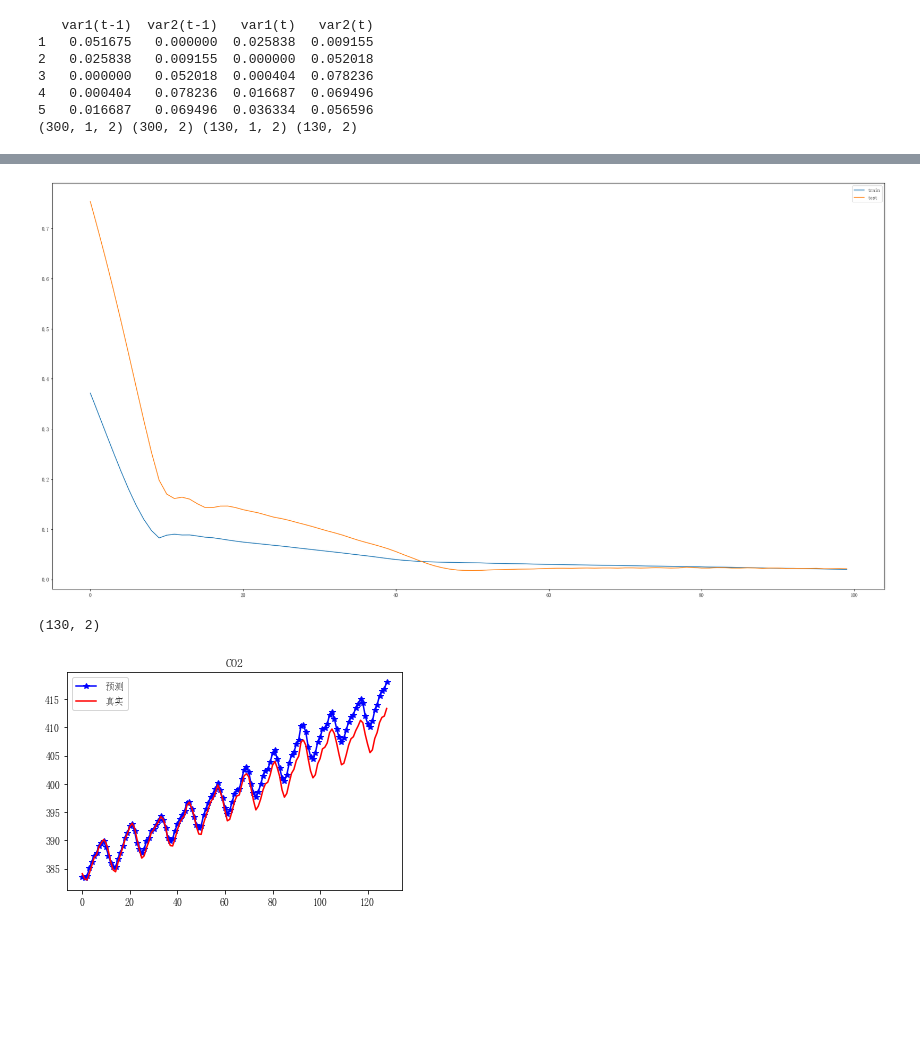
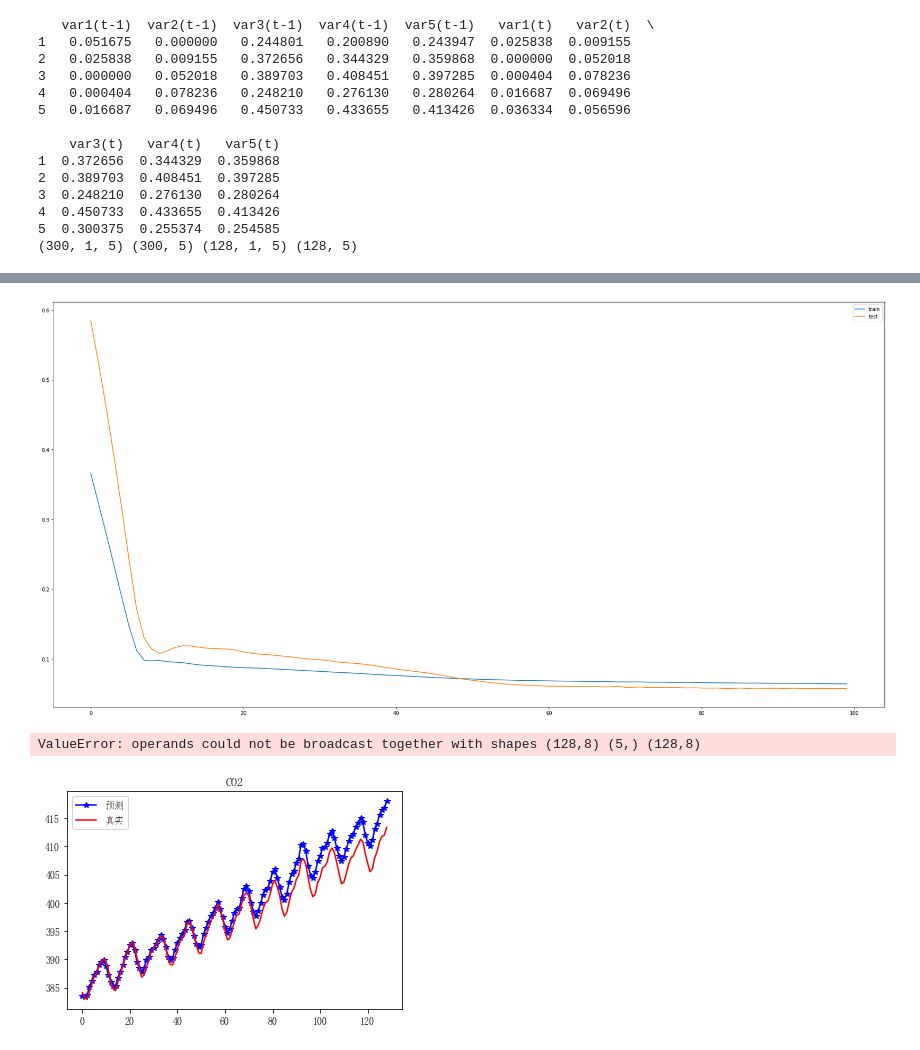
Before and after one commit to WPKENAN/shumo, a Jupyter notebook: pro2/未命名.ipynb, the cells around one changed output, grey strips where cells are left out. Cells and saved outputs as stored; diff of their text form; code cells hidden in the pictures; blank space fills up the shorter version.

```diff
--- a/pro2/未命名.ipynb
+++ b/pro2/未命名.ipynb
@@ -130,7 +136,7 @@ def series_to_supervised(data, n_in=1, n_out=1,y_columns=[0],dropnan=True):
 
 # 加载数据集
 dataset = read_csv('data.csv', header=0)
-values = dataset.values[:,[1,2]]
+values = dataset.values[:,1:]
 # print(values)
 # # 整数编码
 # encoder = LabelEncoder()
@@ -139,12 +145,12 @@ values = dataset.values[:,[1,2]]
 # values = values.astype('float32')
 
 # 归一化特征
-scaler = MinMaxScaler(feature_range=(0, 1))
+scaler = MinMaxScaler(feature_range=(0, 1,2,3,4))
 scaled = scaler.fit_transform(values)
 # scaled=values
 
 # 构建监督学习问题
-reframed = series_to_supervised(scaled, 1, 1,y_columns=[0,1])
+reframed = series_to_supervised(scaled, 1, 1,y_columns=[0,1,2,3,4])
 print(reframed.head(5))
 # 分割为训练集和测试集
 values = reframed.values
@@ -153,27 +159,34 @@ n_train_hours = 300
 train = values[:n_train_hours, :]
 test = values[n_train_hours:, :]
 # 分为输入输出
-train_X, train_y = train[:, 0:-2], train[:, -2:]
+train_X, train_y = train[:, 0:5], train[:, 5:]
 
-test_X, test_y = test[:, 0:-2], test[:, -2:]
+test_X, test_y = test[:, 0:5], test[:, 5:]
 # 重塑成3D形状 [样例, 时间步, 特征]
 train_X = train_X.reshape((train_X.shape[0], 1, train_X.shape[1]))
 test_X = test_X.reshape((test_X.shape[0], 1, test_X.shape[1]))
 print(train_X.shape, train_y.shape, test_X.shape, test_y.shape)
 # %% [output]
-   var1(t-1)  var2(t-1)   var1(t)   var2(t)
-1   0.051675   0.000000  0.025838  0.009155
-2   0.025838   0.009155  0.000000  0.052018
-3   0.000000   0.052018  0.000404  0.078236
-4   0.000404   0.078236  0.016687  0.069496
-5   0.016687   0.069496  0.036334  0.056596
-(300, 1, 2) (300, 2) (130, 1, 2) (130, 2)
+   var1(t-1)  var2(t-1)  var3(t-1)  var4(t-1)  var5(t-1)   var1(t)   var2(t)  \
+1   0.051675   0.000000   0.244801   0.200890   0.243947  0.025838  0.009155
+2   0.025838   0.009155   0.372656   0.344329   0.359868  0.000000  0.052018
+3   0.000000   0.052018   0.389703   0.408451   0.397285  0.000404  0.078236
+4   0.000404   0.078236   0.248210   0.276130   0.280264  0.016687  0.069496
+5   0.016687   0.069496   0.450733   0.433655   0.413426  0.036334  0.056596
+
+    var3(t)   var4(t)   var5(t)
+1  0.372656  0.344329  0.359868
+2  0.389703  0.408451  0.397285
+3  0.248210  0.276130  0.280264
+4  0.450733  0.433655  0.413426
+5  0.300375  0.255374  0.254585
+(300, 1, 5) (300, 5) (128, 1, 5) (128, 5)
 # %%
 # 设计网络
 model = Sequential()
 model.add(LSTM(50, input_shape=(train_X.shape[1], train_X.shape[2])))
 model.add(Dense(10))
-model.add(Dense(2))
+model.add(Dense(5))
 model.compile(loss='mae', optimizer='adam')
 # 拟合神经网络模型
 history = model.fit(train_X, train_y, epochs=100, batch_size=72, validation_data=(test_X, test_y), verbose=2, shuffle=False)
@@ -206,4 +219,4 @@ Epoch 100/100
-[figure, old version]
+[figure, new version]
 # %%
 # 做出预测
 yhat = model.predict(test_X)
@@ -224,7 +237,7 @@ inv_y = concatenate((test_y1, test_X1[:, 2:]), axis=1)
 inv_y = scaler.inverse_transform(inv_y)
 # inv_y = inv_y[:,0]
 # %% [output]
-(130, 2)
+ValueError: operands could not be broadcast together with shapes (128,8) (5,) (128,8)
 # %%
 # 绘制历史数据和预测数据图
 plt.plot(inv_yhat[1:,0],label='预测',c='b',linestyle='-', marker='*')
```
Also changed, not shown: parts of 3 cells of this notebook, 14 other files.
